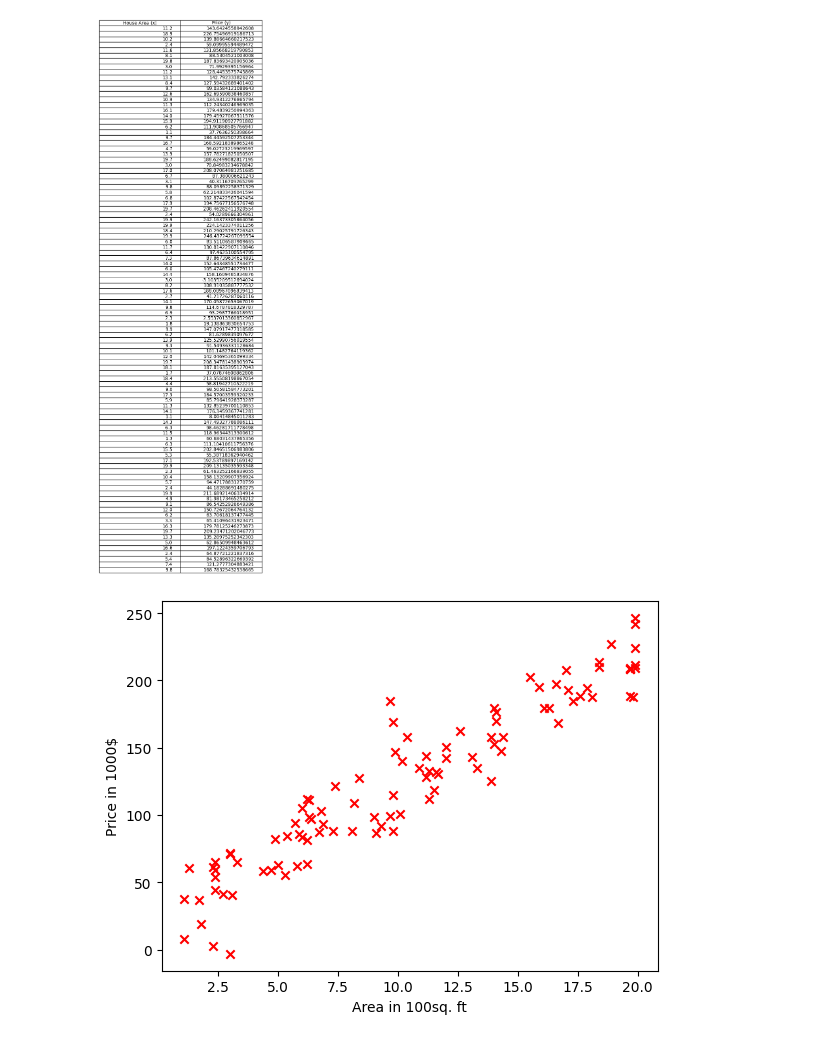
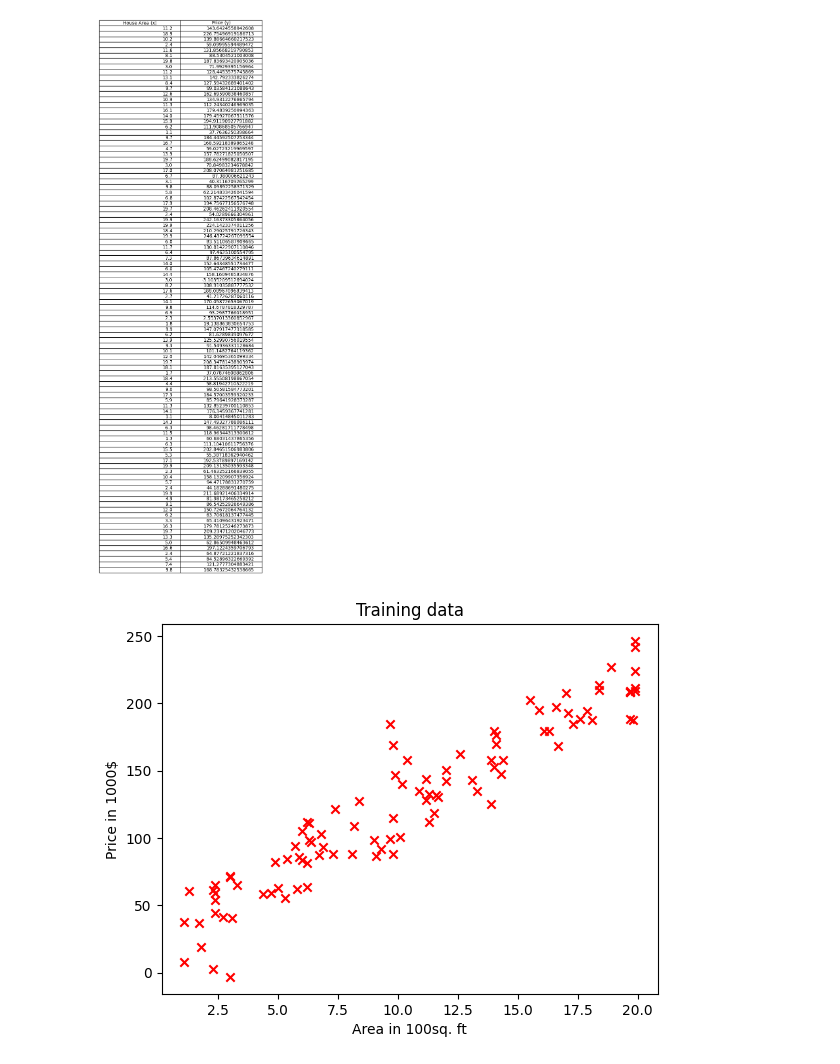
Before and after one commit to daniyalaamir110/ML_SPECIALIZATION, a Jupyter notebook: 1_gradient_descent_linear.ipynb, the cells around one changed output. Cells and saved outputs as stored; diff of their text form; code cells hidden in the pictures.

```diff
--- a/1_gradient_descent_linear.ipynb
+++ b/1_gradient_descent_linear.ipynb
@@ -5,4 +5,4 @@ import numpy as np
 import math
 import matplotlib.pyplot as plt
 # %%
-x_train = np.array([11.2, 18.9, 10.2, 2.4, 11.6, 8.1, 19.8, 3.0, 11.2, 13.1, 8.4, 9.7, 12.6, 10.9, 11.3, 16.1, 14.0, 15.9, 6.2, 1.1, 9.7, 16.7, 4.7, 13.9, 19.7, 3.0, 17.0, 6.7, 3.1, 9.8, 5.8, 6.8, 17.9, 19.7, 2.4, 19.9, 19.9, 18.4, 19.9, 6.0, 11.7, 6.4, 7.3, 14.0, 6.0, 14.4, 3.0, 8.2, 17.6, 2.7, 14.1, 9.8, 6.9, 2.3, 1.8, 9.9, 6.2, 13.9, 9.3, 10.1, 12.0, 19.7, 18.1, 1.7, 18.4, 4.4, 9.0, 17.3, 5.9, 11.3, 14.1, 1.1, 14.3, 6.3, 11.5, 1.3, 6.3, 15.5, 5.3, 17.1, 19.9, 2.3, 10.4, 5.7, 2.4, 19.9, 4.9, 9.1, 12.0, 6.2, 3.3, 16.3, 19.7, 13.3, 5.0, 16.6, 2.4, 5.4, 7.4, 9.8])
+X_train = np.array([11.2, 18.9, 10.2, 2.4, 11.6, 8.1, 19.8, 3.0, 11.2, 13.1, 8.4, 9.7, 12.6, 10.9, 11.3, 16.1, 14.0, 15.9, 6.2, 1.1, 9.7, 16.7, 4.7, 13.9, 19.7, 3.0, 17.0, 6.7, 3.1, 9.8, 5.8, 6.8, 17.9, 19.7, 2.4, 19.9, 19.9, 18.4, 19.9, 6.0, 11.7, 6.4, 7.3, 14.0, 6.0, 14.4, 3.0, 8.2, 17.6, 2.7, 14.1, 9.8, 6.9, 2.3, 1.8, 9.9, 6.2, 13.9, 9.3, 10.1, 12.0, 19.7, 18.1, 1.7, 18.4, 4.4, 9.0, 17.3, 5.9, 11.3, 14.1, 1.1, 14.3, 6.3, 11.5, 1.3, 6.3, 15.5, 5.3, 17.1, 19.9, 2.3, 10.4, 5.7, 2.4, 19.9, 4.9, 9.1, 12.0, 6.2, 3.3, 16.3, 19.7, 13.3, 5.0, 16.6, 2.4, 5.4, 7.4, 9.8])
@@ -20,15 +18,16 @@ tabulate_data(x_train, y_train)
 # %% [output]
 [figure]
 # %%
-def plt_data(x, y, c = "r", marker = "x"):
-  plt.scatter(x, y, c=c, marker=marker)
+def scatter_plot(x, y, c = "r", marker = "x", label="Data point"):
+  plt.scatter(x, y, c=c, marker=marker, label=label)
   plt.xlabel("Area in 100sq. ft")
   plt.ylabel("Price in 1000$")
-# %%
-plt_data(x_train, y_train)
-plt.show()
-# %% [output]
-[figure, removed]
+# %%
+scatter_plot(X_train, y_train, label="Original Data")
+plt.title("Training data")
+plt.show()
+# %% [output]
+[figure, added]
 # %%
 def compute_cost(x, y, w, b):
   m = x.shape[0]
```
Also changed, not shown: parts of 14 cells of this notebook.
